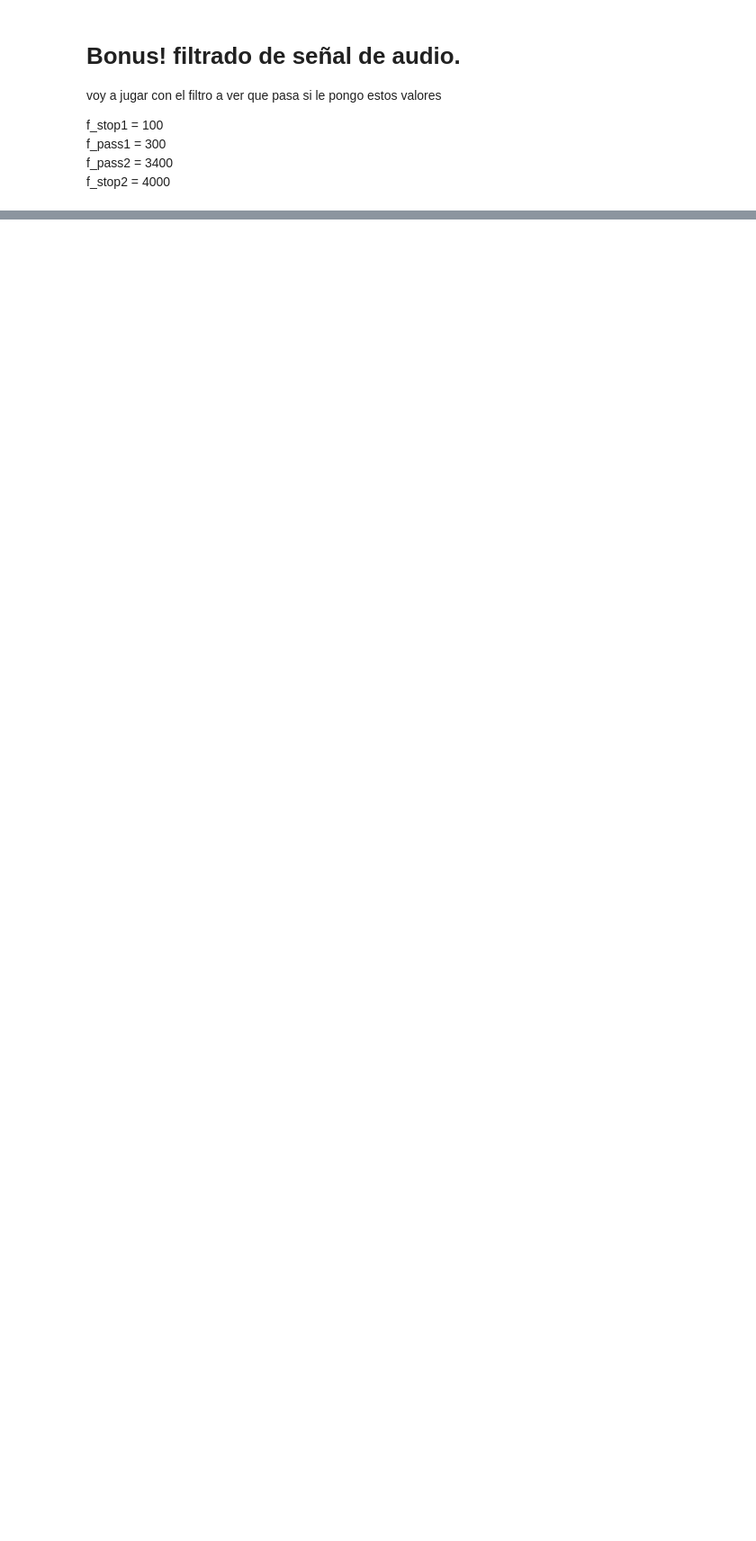
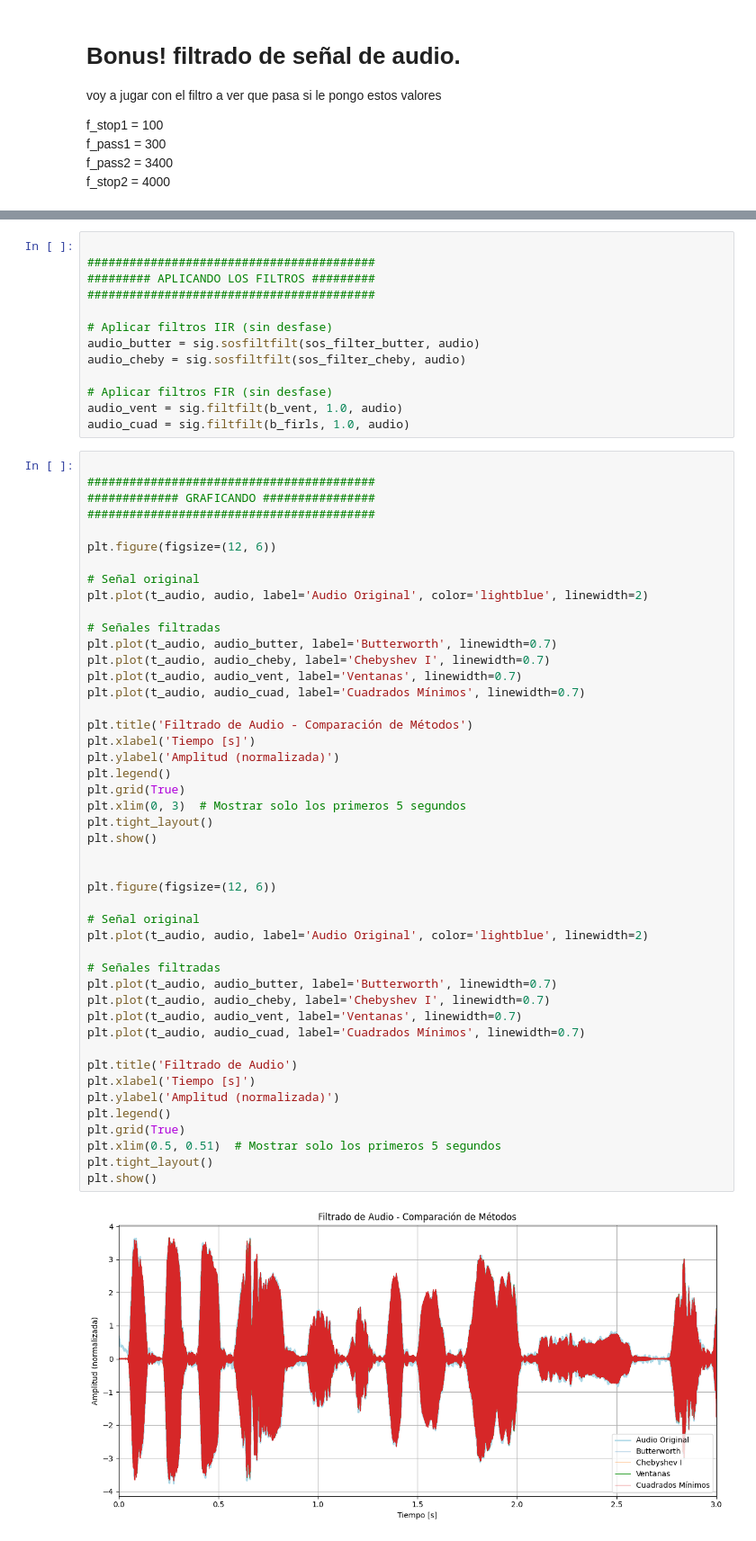
Before and after one commit to Greta-unsam/APS2.0, a Jupyter notebook: Tarea 7/Tarea7.ipynb, the cells around one changed output, grey strips where cells are left out. Shown at 90% size. Cells and saved outputs as stored; diff of their text form; blank space fills up the shorter version.

```diff
--- a/Tarea 7/Tarea7.ipynb
+++ b/Tarea 7/Tarea7.ipynb
@@ -353,0 +499,61 @@ f_stop2 = 4000
+# %%
+
+#########################################
+######### APLICANDO LOS FILTROS #########
+#########################################
+
+# Aplicar filtros IIR (sin desfase)
+audio_butter = sig.sosfiltfilt(sos_filter_butter, audio)
+audio_cheby = sig.sosfiltfilt(sos_filter_cheby, audio)
+
+# Aplicar filtros FIR (sin desfase)
+audio_vent = sig.filtfilt(b_vent, 1.0, audio)
+audio_cuad = sig.filtfilt(b_firls, 1.0, audio)
+# %%
+
+#########################################
+############# GRAFICANDO ################
+#########################################
+
+plt.figure(figsize=(12, 6))
+
+# Señal original
+plt.plot(t_audio, audio, label='Audio Original', color='lightblue', linewidth=2)
+
+# Señales filtradas
+plt.plot(t_audio, audio_butter, label='Butterworth', linewidth=0.7)
+plt.plot(t_audio, audio_cheby, label='Chebyshev I', linewidth=0.7)
+plt.plot(t_audio, audio_vent, label='Ventanas', linewidth=0.7)
+plt.plot(t_audio, audio_cuad, label='Cuadrados Mínimos', linewidth=0.7)
+
+plt.title('Filtrado de Audio - Comparación de Métodos')
+plt.xlabel('Tiempo [s]')
+plt.ylabel('Amplitud (normalizada)')
+plt.legend()
+plt.grid(True)
+plt.xlim(0, 3)  # Mostrar solo los primeros 5 segundos
+plt.tight_layout()
+plt.show()
+
+
+plt.figure(figsize=(12, 6))
+
+# Señal original
+plt.plot(t_audio, audio, label='Audio Original', color='lightblue', linewidth=2)
+
+# Señales filtradas
+plt.plot(t_audio, audio_butter, label='Butterworth', linewidth=0.7)
+plt.plot(t_audio, audio_cheby, label='Chebyshev I', linewidth=0.7)
+plt.plot(t_audio, audio_vent, label='Ventanas', linewidth=0.7)
+plt.plot(t_audio, audio_cuad, label='Cuadrados Mínimos', linewidth=0.7)
+
+plt.title('Filtrado de Audio')
+plt.xlabel('Tiempo [s]')
+plt.ylabel('Amplitud (normalizada)')
+plt.legend()
+plt.grid(True)
+plt.xlim(0.5, 0.51)  # Mostrar solo los primeros 5 segundos
+plt.tight_layout()
+plt.show()
+# %% [output]
+[figure, added]
```
Also changed, not shown: parts of 6 cells of this notebook, 5 other files.
